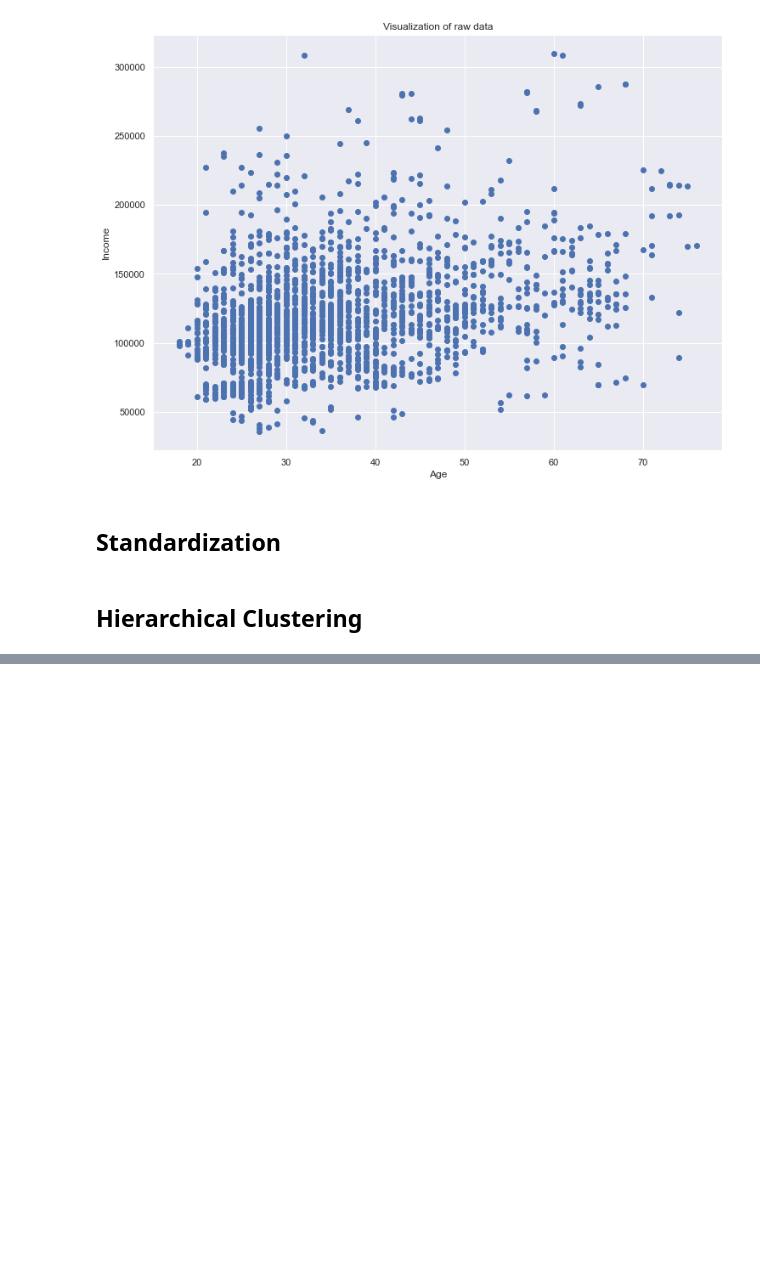
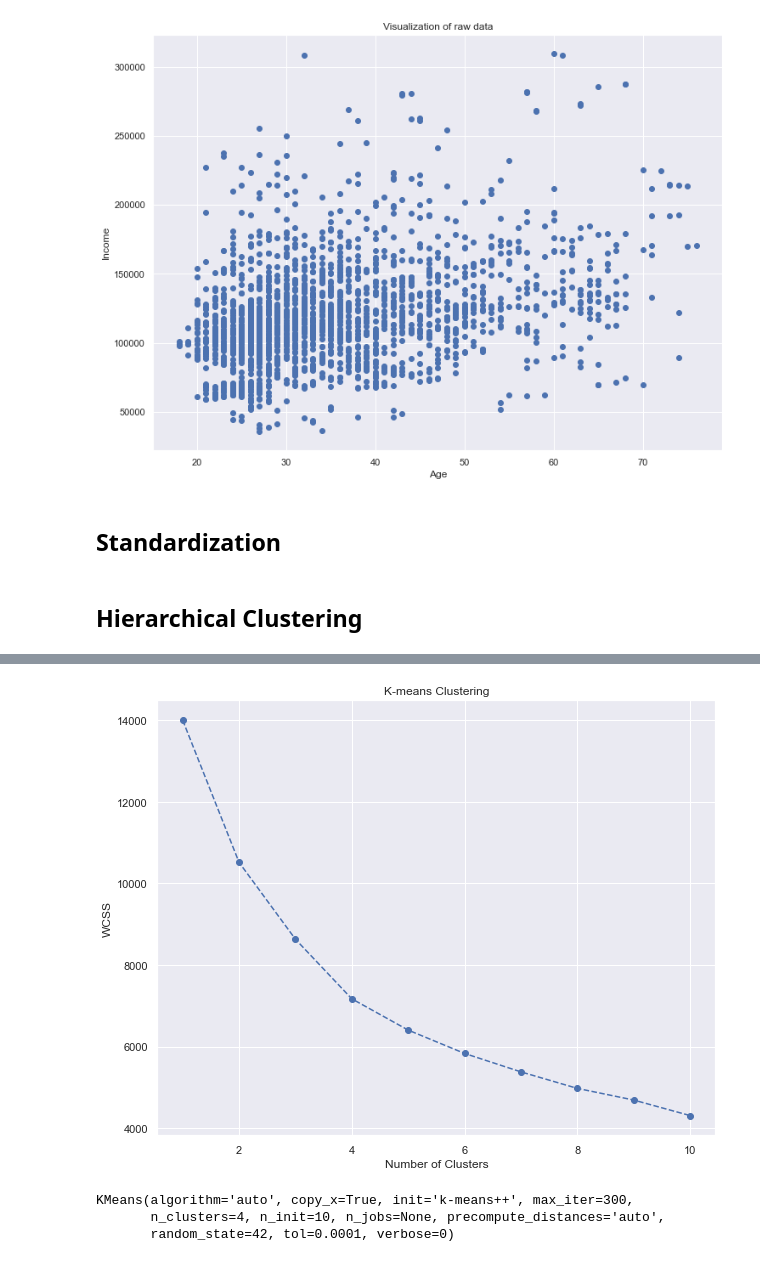
Before and after one commit to MohamedSalihDev/Customer_Segmentation_1, a Jupyter notebook: Segmentation_Project_1.ipynb, the cells around one changed output, grey strips where cells are left out. Saved outputs shown, nothing was run; the diff lists cells and outputs as text; code cells hidden in the pictures; blank space fills up the shorter version.

```diff
--- a/Segmentation_Project_1.ipynb
+++ b/Segmentation_Project_1.ipynb
@@ -100,0 +115,9 @@ plt.show()
+# %%
+plt.figure(figsize = (10, 8))
+plt.plot(range(1,11), wcss, marker = 'o', linestyle = '--')
+plt.xlabel("Number of Clusters")
+plt.ylabel("WCSS")
+plt.title("K-means Clustering")
+plt.show()
+# %% [output]
+[figure, added]
@@ -100,0 +126,6 @@ plt.show()
+# %%
+kmeans.fit(segmentation_std)
+# %% [output]
+KMeans(algorithm='auto', copy_x=True, init='k-means++', max_iter=300,
+       n_clusters=4, n_init=10, n_jobs=None, precompute_distances='auto',
+       random_state=42, tol=0.0001, verbose=0)
```
Also changed, not shown: parts of 6 cells of this notebook.
